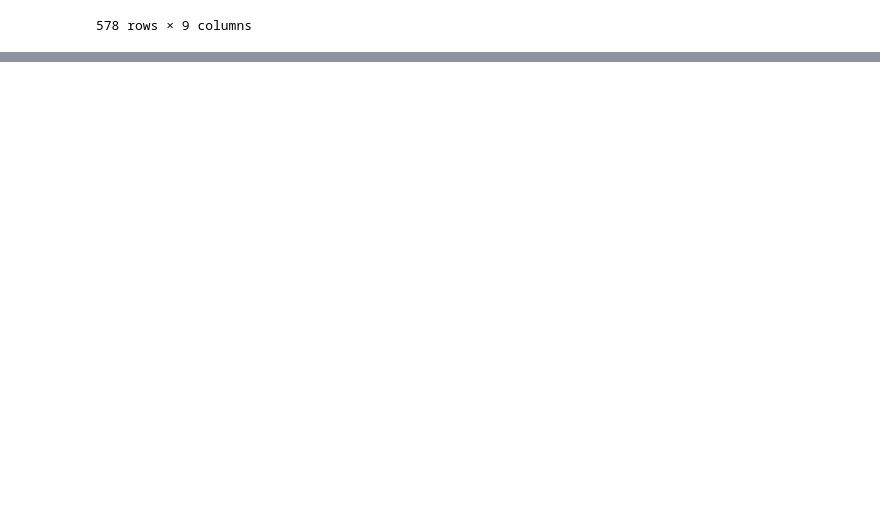
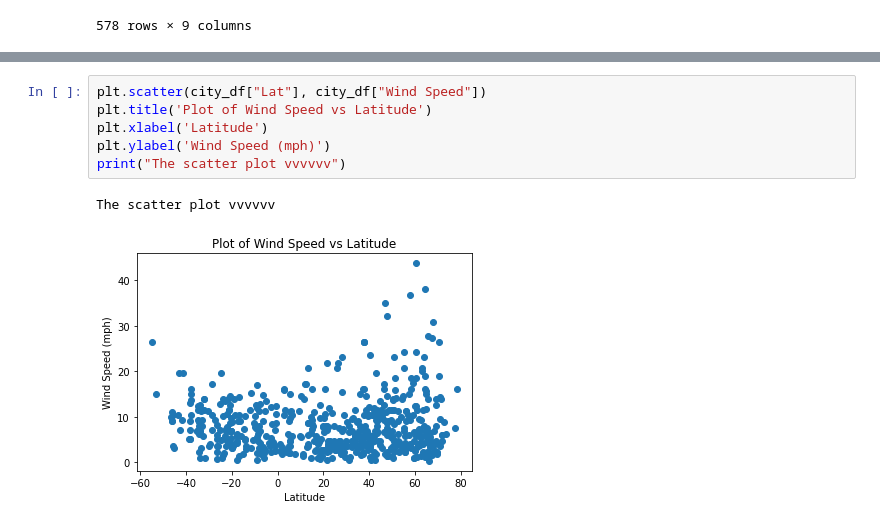
Before and after one commit to dorisakpovwa/python-api-challenge, a Jupyter notebook: WeatherPy/Weatherapi.ipynb, the cells around one changed output, grey strips where cells are left out. Saved outputs shown, nothing was run; the diff lists cells and outputs as text; blank space fills up the shorter version.

```diff
--- a/WeatherPy/Weatherapi.ipynb
+++ b/WeatherPy/Weatherapi.ipynb
@@ -172,2 +179,11 @@ plt.scatter(city_df["Lat"], city_df["Wind Speed"])
+# %%
+plt.scatter(city_df["Lat"], city_df["Wind Speed"])
+plt.title('Plot of Wind Speed vs Latitude')
+plt.xlabel('Latitude')
+plt.ylabel('Wind Speed (mph)')
+print("The scatter plot vvvvvv")
+# %% [output]
+The scatter plot vvvvvv
+[figure, added]
 # %%
 southhemisp=city_df.loc[city_df["Lat"]<0]
```
Also changed, not shown: parts of 11 cells of this notebook.
